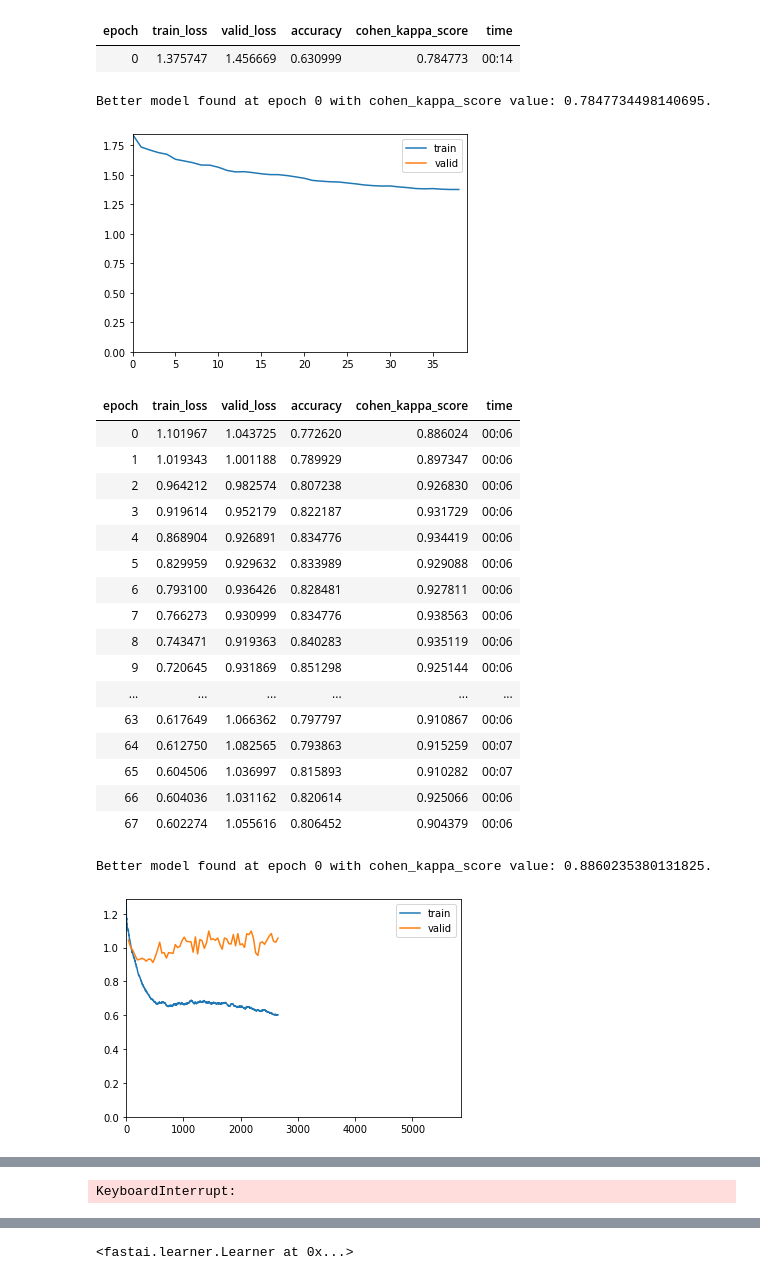
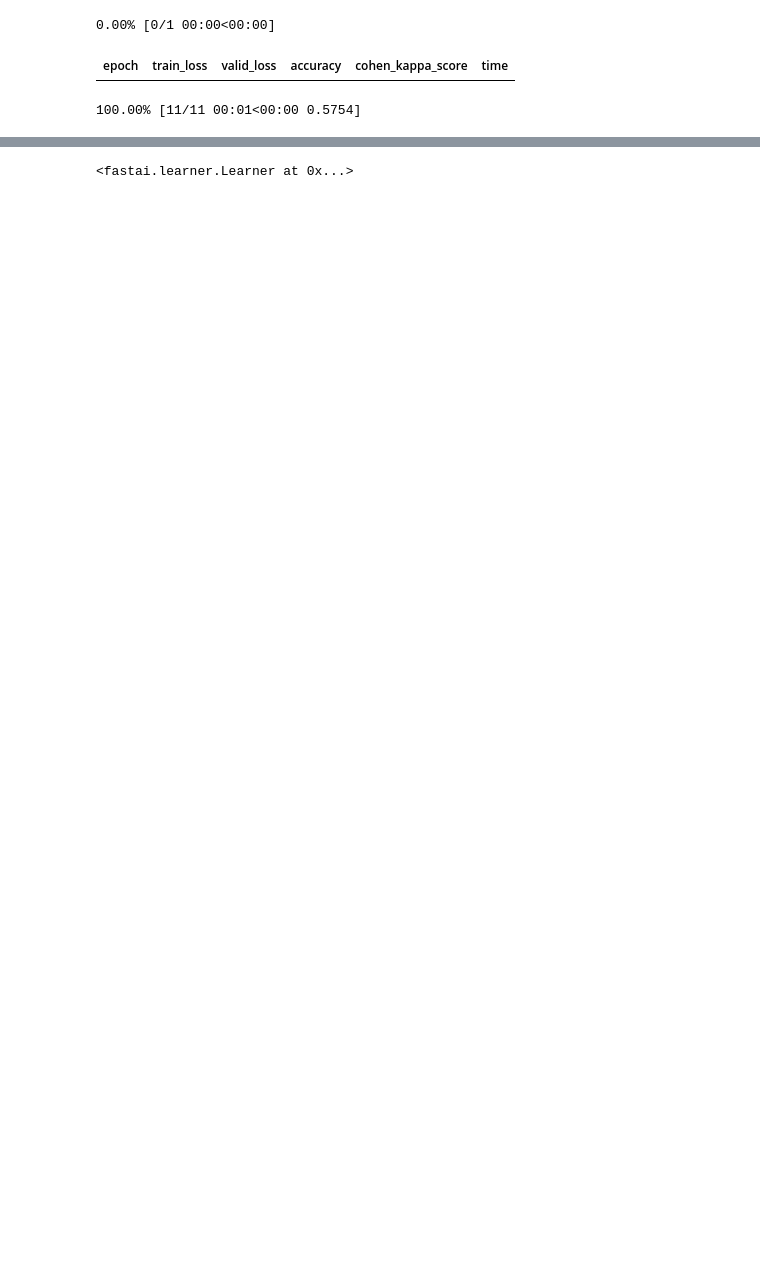
Before and after one commit to ManuGar/human_monitoring, a Jupyter notebook: Train_38frames.ipynb, the cells around one changed output, grey strips where cells are left out. Saved outputs shown, nothing was run; the diff lists cells and outputs as text; code cells hidden in the pictures; blank space fills up the shorter version.

Commit message:
Added some jupyter notebooks to train models with the created datasets

```diff
--- a/Train_38frames.ipynb
+++ b/Train_38frames.ipynb
@@ -108,26 +107,6 @@ SuggestedLRs(valley=0.0002754228771664202)
 # %%
-learn.fine_tune(150,base_lr=3e-3)
+learn.fine_tune(200,base_lr=3e-3)
 # %% [output]
+0.00% [0/1 00:00<00:00]
 | epoch | train_loss | valid_loss | accuracy | cohen_kappa_score | time |
-| 0 | 1.375747 | 1.456669 | 0.630999 | 0.784773 | 00:14 |
-Better model found at epoch 0 with cohen_kappa_score value: 0.7847734498140695.
-[figure, removed]
-| epoch | train_loss | valid_loss | accuracy | cohen_kappa_score | time |
-| 0 | 1.101967 | 1.043725 | 0.772620 | 0.886024 | 00:06 |
-| 1 | 1.019343 | 1.001188 | 0.789929 | 0.897347 | 00:06 |
-| 2 | 0.964212 | 0.982574 | 0.807238 | 0.926830 | 00:06 |
-| 3 | 0.919614 | 0.952179 | 0.822187 | 0.931729 | 00:06 |
-| 4 | 0.868904 | 0.926891 | 0.834776 | 0.934419 | 00:06 |
-| 5 | 0.829959 | 0.929632 | 0.833989 | 0.929088 | 00:06 |
-| 6 | 0.793100 | 0.936426 | 0.828481 | 0.927811 | 00:06 |
-| 7 | 0.766273 | 0.930999 | 0.834776 | 0.938563 | 00:06 |
-| 8 | 0.743471 | 0.919363 | 0.840283 | 0.935119 | 00:06 |
-| 9 | 0.720645 | 0.931869 | 0.851298 | 0.925144 | 00:06 |
-| ... | ... | ... | ... | ... | ... |
-| 63 | 0.617649 | 1.066362 | 0.797797 | 0.910867 | 00:06 |
-| 64 | 0.612750 | 1.082565 | 0.793863 | 0.915259 | 00:07 |
-| 65 | 0.604506 | 1.036997 | 0.815893 | 0.910282 | 00:07 |
-| 66 | 0.604036 | 1.031162 | 0.820614 | 0.925066 | 00:06 |
-| 67 | 0.602274 | 1.055616 | 0.806452 | 0.904379 | 00:06 |
-Better model found at epoch 0 with cohen_kappa_score value: 0.8860235380131825.
+100.00% [11/11 00:01<00:00 0.5754]
-[figure, removed]
@@ -146 +113,0 @@ Epoch 61: reducing lr to 0.00014053371547155424
-KeyboardInterrupt:
```
Also changed, not shown: parts of 6 cells of this notebook.
